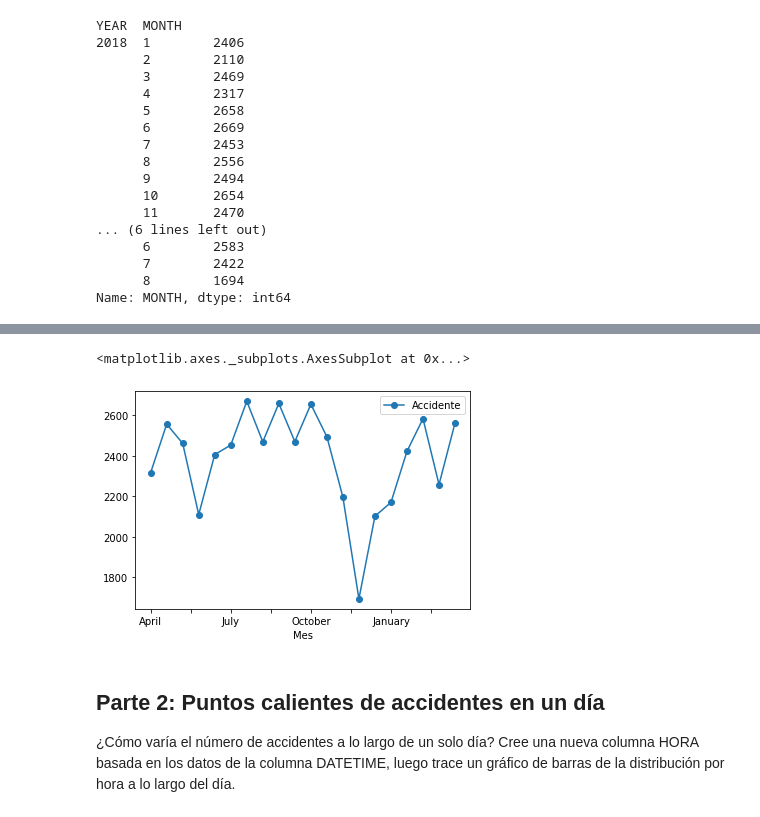
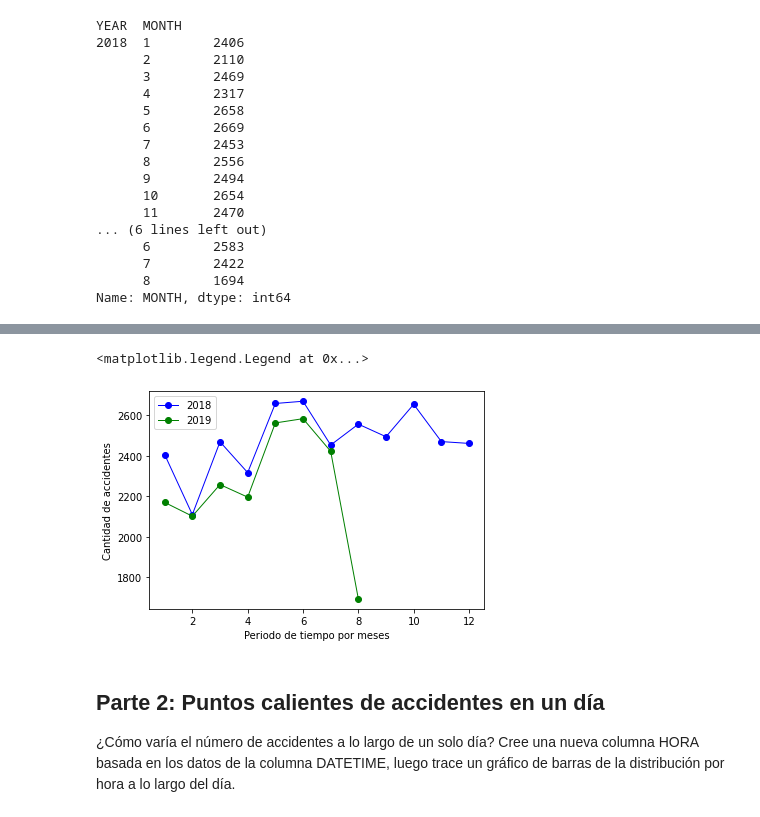
Before and after one commit to GabyLeon10100/MujeresDigitales, a Jupyter notebook: Taller4_.ipynb, the cells around one changed output, grey strips where cells are left out. Saved outputs shown, nothing was run; the diff lists cells and outputs as text; code cells hidden in the pictures.

```diff
--- a/Taller4_.ipynb
+++ b/Taller4_.ipynb
@@ -157,12 +152,17 @@ df_grafica2018.head(20)
-# %%
-#Creamos la grafica
-valores = df_grafica[["Mes", "Accidente"]]
-
-gl = valores.plot(x="Mes", y="Accidente", marker="o")
-gl
-# %% [output]
-<matplotlib.axes._subplots.AxesSubplot at 0x...>
-[figure, removed]
+# %%
+#Creamos la grafica
+y = df_grafica2018['Accidente']
+y2 = df_grafica2019['Accidente']
+x = df_grafica2018['Mes']
+x2 = df_grafica2019['Mes']
+plt.plot(x,y,label='2018', linewidth = 1, color='blue', marker = "o")
+plt.plot(x2,y2, label='2019',linewidth= 1, color='green', marker = "o")
+plt.ylabel("Cantidad de accidentes")
+plt.xlabel("Periodo de tiempo por meses")
+plt.legend()
+# %% [output]
+<matplotlib.legend.Legend at 0x...>
+[figure, added]
 # %% [markdown]
 ## Parte 2: Puntos calientes de accidentes en un día
 
```
Also changed, not shown: parts of 10 cells of this notebook.
